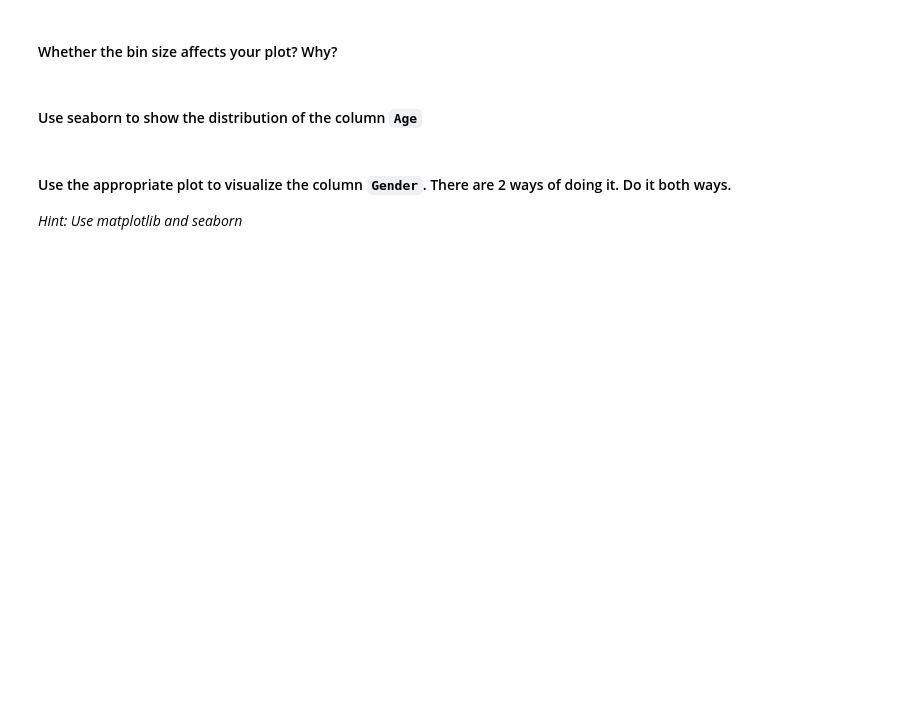
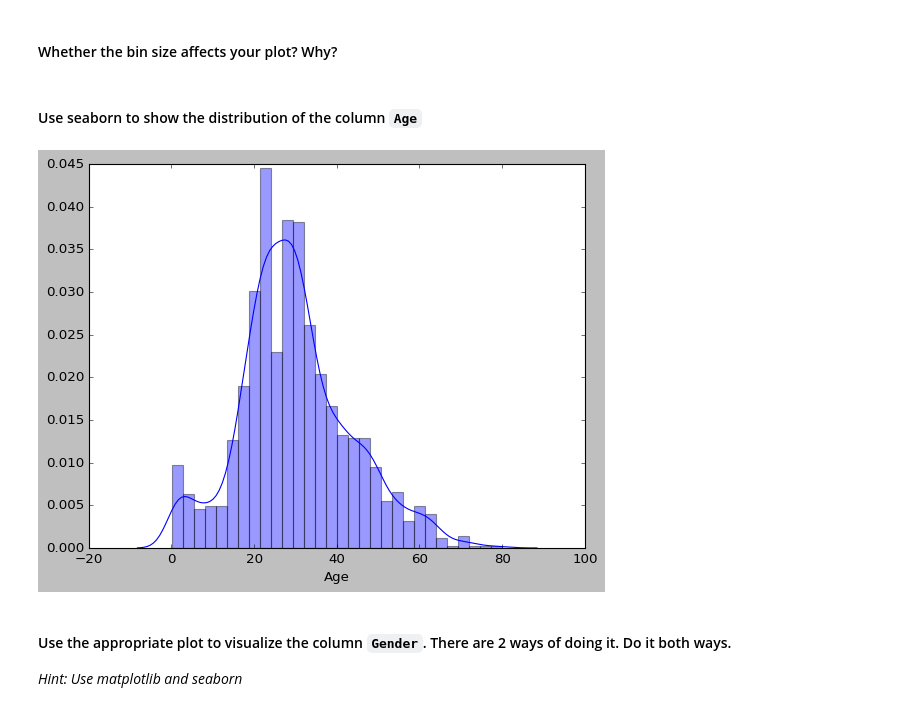
Before and after one commit to ta-data-mexpt/lab-matplotlib-seaborn, a Jupyter notebook: your-code/challenge-3.ipynb, the cells around one changed output. Drawn from its saved outputs; the diff is of its cells as text; code cells hidden in the pictures; blank space fills up the shorter version.

```diff
--- a/your-code/challenge-3.ipynb
+++ b/your-code/challenge-3.ipynb
@@ -71,3 +130,7 @@ dtype: object
+# %%
+sns.distplot(titanic.Age);
+# %% [output]
+[figure, added]
 # %% [markdown]
 #### Use the appropriate plot to visualize the column `Gender`. There are 2 ways of doing it. Do it both ways.
 
```
Also changed, not shown: parts of 20 cells of this notebook.
